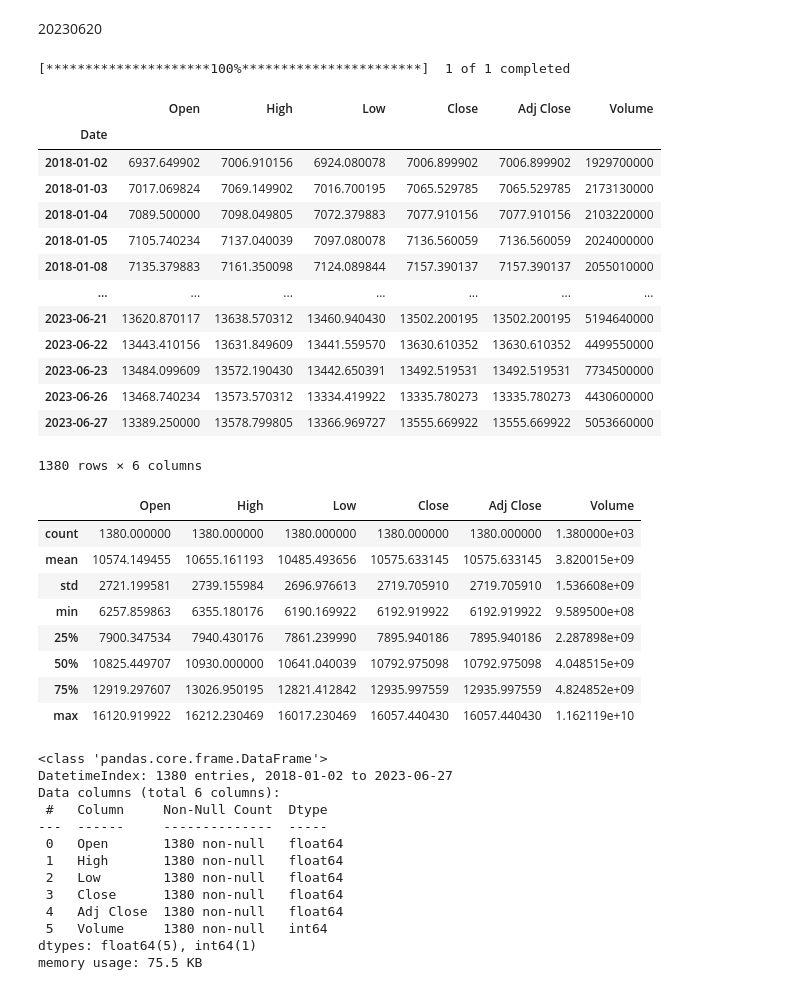
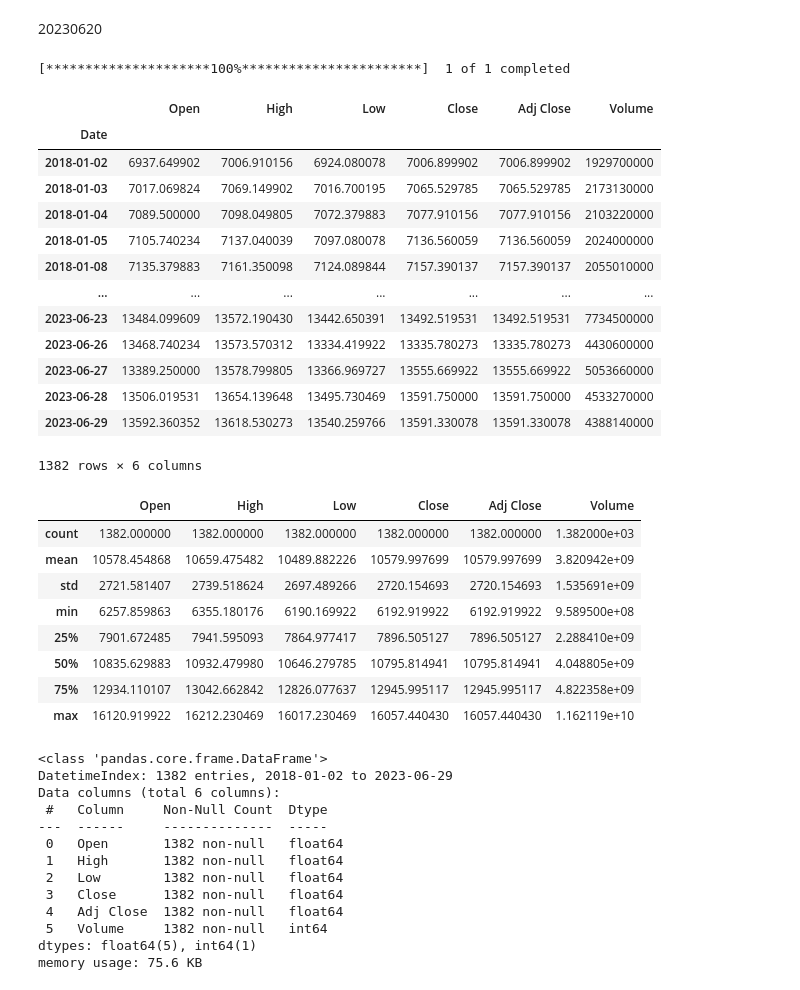
Before and after one commit to SChiu-project/CUSCS_project, a Jupyter notebook: NQ_2018_2023.ipynb, the cells around one changed output. Drawn from its saved outputs; the diff is of its cells as text; code cells hidden in the pictures.

```diff
--- a/NQ_2018_2023.ipynb
+++ b/NQ_2018_2023.ipynb
@@ -24,8 +24,8 @@ import yfinance as yf
 # %%
 # 從 Yahoo Finance 中讀取 S&P 500 的歷史價格
 
-df_SP = yf.download('^IXIC', start='2018-01-01', end='2023-06-28')
-df_SP
+df_NQ = yf.download('^IXIC', start='2018-01-01', end='2023-06-30')
+df_NQ
 # %% [output]
 [*********************100%***********************]  1 of 1 completed
 |  | Open | High | Low | Close | Adj Close | Volume |
@@ -36,38 +36,38 @@ df_SP
 | 2018-01-05 | 7105.740234 | 7137.040039 | 7097.080078 | 7136.560059 | 7136.560059 | 2024000000 |
 | 2018-01-08 | 7135.379883 | 7161.350098 | 7124.089844 | 7157.390137 | 7157.390137 | 2055010000 |
 | ... | ... | ... | ... | ... | ... | ... |
-| 2023-06-21 | 13620.870117 | 13638.570312 | 13460.940430 | 13502.200195 | 13502.200195 | 5194640000 |
-| 2023-06-22 | 13443.410156 | 13631.849609 | 13441.559570 | 13630.610352 | 13630.610352 | 4499550000 |
 | 2023-06-23 | 13484.099609 | 13572.190430 | 13442.650391 | 13492.519531 | 13492.519531 | 7734500000 |
 | 2023-06-26 | 13468.740234 | 13573.570312 | 13334.419922 | 13335.780273 | 13335.780273 | 4430600000 |
 | 2023-06-27 | 13389.250000 | 13578.799805 | 13366.969727 | 13555.669922 | 13555.669922 | 5053660000 |
+| 2023-06-28 | 13506.019531 | 13654.139648 | 13495.730469 | 13591.750000 | 13591.750000 | 4533270000 |
+| 2023-06-29 | 13592.360352 | 13618.530273 | 13540.259766 | 13591.330078 | 13591.330078 | 4388140000 |
-1380 rows × 6 columns
+1382 rows × 6 columns
 # %%
-df_SP.describe(include='all')
+df_NQ.describe(include='all')
 # %% [output]
 |  | Open | High | Low | Close | Adj Close | Volume |
-| count | 1380.000000 | 1380.000000 | 1380.000000 | 1380.000000 | 1380.000000 | 1.380000e+03 |
-| mean | 10574.149455 | 10655.161193 | 10485.493656 | 10575.633145 | 10575.633145 | 3.820015e+09 |
-| std | 2721.199581 | 2739.155984 | 2696.976613 | 2719.705910 | 2719.705910 | 1.536608e+09 |
+| count | 1382.000000 | 1382.000000 | 1382.000000 | 1382.000000 | 1382.000000 | 1.382000e+03 |
+| mean | 10578.454868 | 10659.475482 | 10489.882226 | 10579.997699 | 10579.997699 | 3.820942e+09 |
+| std | 2721.581407 | 2739.518624 | 2697.489266 | 2720.154693 | 2720.154693 | 1.535691e+09 |
 | min | 6257.859863 | 6355.180176 | 6190.169922 | 6192.919922 | 6192.919922 | 9.589500e+08 |
-| 25% | 7900.347534 | 7940.430176 | 7861.239990 | 7895.940186 | 7895.940186 | 2.287898e+09 |
-| 50% | 10825.449707 | 10930.000000 | 10641.040039 | 10792.975098 | 10792.975098 | 4.048515e+09 |
-| 75% | 12919.297607 | 13026.950195 | 12821.412842 | 12935.997559 | 12935.997559 | 4.824852e+09 |
+| 25% | 7901.672485 | 7941.595093 | 7864.977417 | 7896.505127 | 7896.505127 | 2.288410e+09 |
+| 50% | 10835.629883 | 10932.479980 | 10646.279785 | 10795.814941 | 10795.814941 | 4.048805e+09 |
+| 75% | 12934.110107 | 13042.662842 | 12826.077637 | 12945.995117 | 12945.995117 | 4.822358e+09 |
 | max | 16120.919922 | 16212.230469 | 16017.230469 | 16057.440430 | 16057.440430 | 1.162119e+10 |
 # %%
-df_SP.info()
+df_NQ.info()
 # %% [output]
 <class 'pandas.core.frame.DataFrame'>
-DatetimeIndex: 1380 entries, 2018-01-02 to 2023-06-27
+DatetimeIndex: 1382 entries, 2018-01-02 to 2023-06-29
 Data columns (total 6 columns):
  #   Column     Non-Null Count  Dtype
 ---  ------     --------------  -----
- 0   Open       1380 non-null   float64
- 1   High       1380 non-null   float64
- 2   Low        1380 non-null   float64
- 3   Close      1380 non-null   float64
- 4   Adj Close  1380 non-null   float64
- 5   Volume     1380 non-null   int64
+ 0   Open       1382 non-null   float64
+ 1   High       1382 non-null   float64
+ 2   Low        1382 non-null   float64
+ 3   Close      1382 non-null   float64
+ 4   Adj Close  1382 non-null   float64
+ 5   Volume     1382 non-null   int64
 dtypes: float64(5), int64(1)
-memory usage: 75.5 KB
+memory usage: 75.6 KB
 # %%
```
Also changed, not shown: parts of 8 cells of this notebook, 4 other files.
